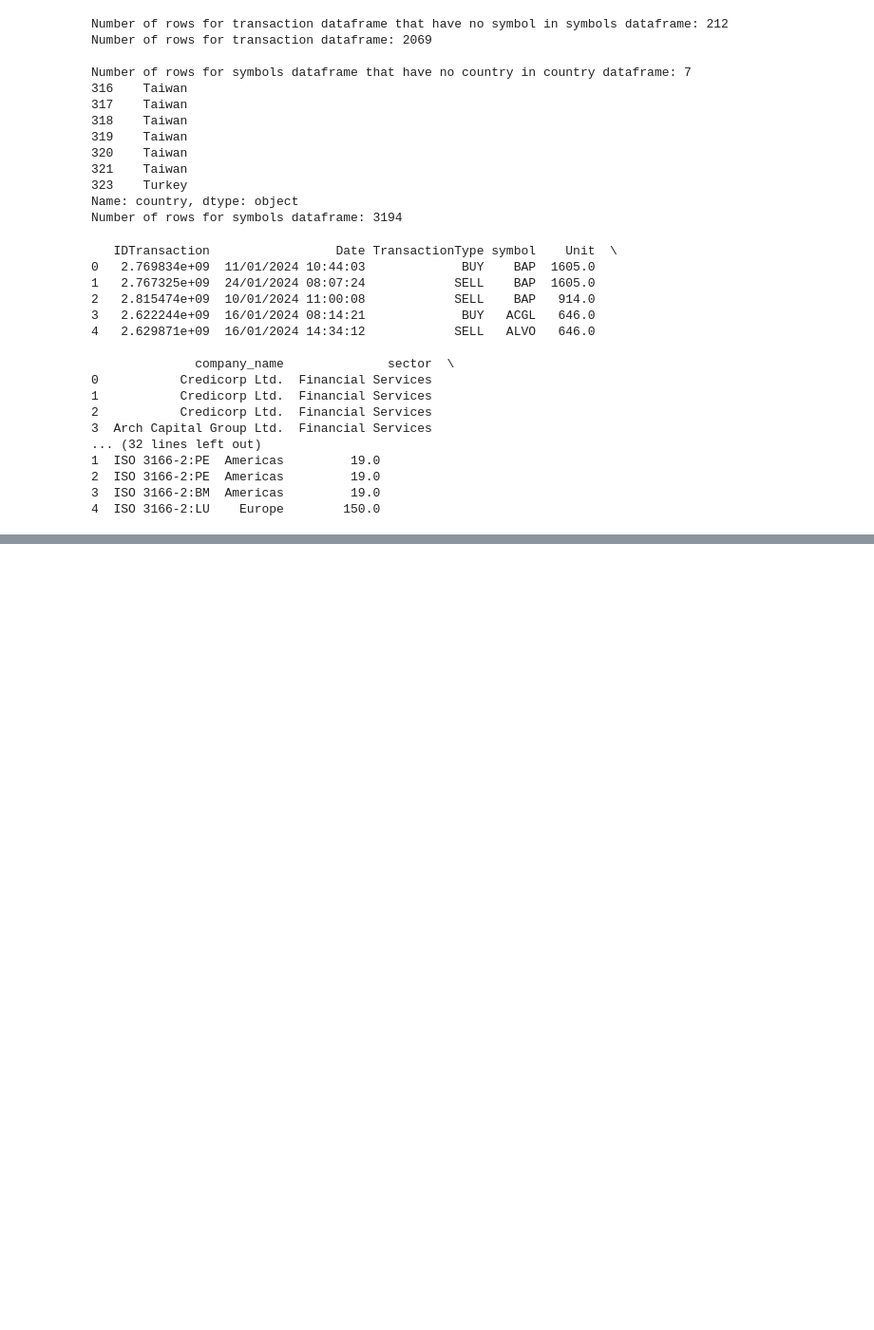
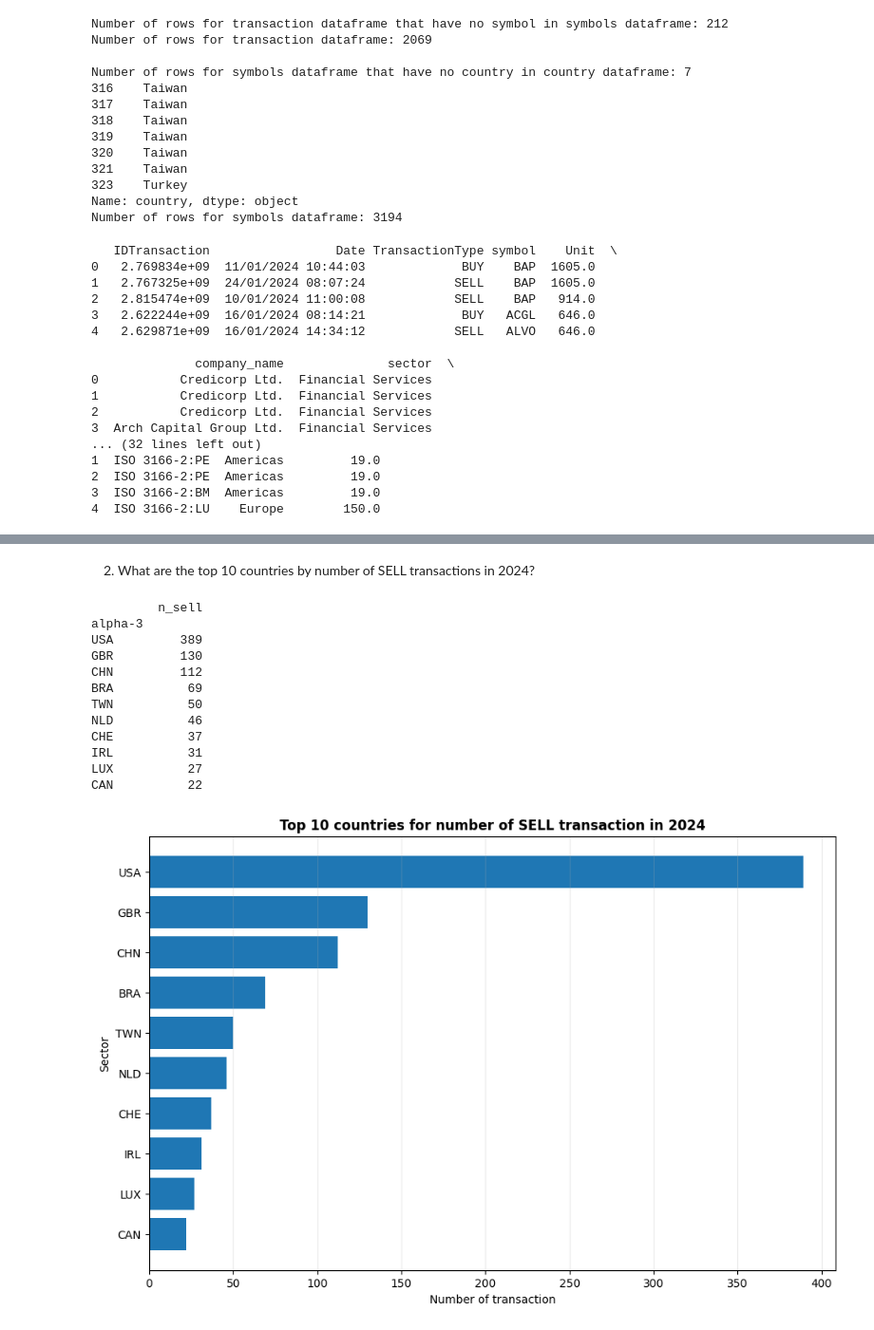
Before and after one commit to andreaisaia00/Andrea-Isaia-BDA2026, a Jupyter notebook: Homework3/ETL.ipynb, the cells around one changed output, grey strips where cells are left out. Shown at 95% size. Drawn from its saved outputs; the diff is of its cells as text; code cells hidden in the pictures; blank space fills up the shorter version.

```diff
--- a/Homework3/ETL.ipynb
+++ b/Homework3/ETL.ipynb
@@ -243,0 +283,35 @@ print("\n",df.head())
+# %% [markdown]
+2. What are the top 10 countries by number of SELL transactions in 2024?
+# %%
+df_countries = df[df["TransactionType"] == "SELL"].groupby("alpha-3").agg(
+    n_sell = ("TransactionType","count")
+).nlargest(10,"n_sell").copy()
+
+# Seeing the result
+print(df_countries)
+
+# Creating a bar plot to rapresent
+df_countries = df_countries.sort_values("n_sell",ascending=True)
+fig, ax = plt.subplots(figsize = (11,7))
+ax.barh(
+    df_countries.index,
+    df_countries["n_sell"],
+)
+ax.set_title("Top 10 countries for number of SELL transaction in 2024")
+ax.set_xlabel("Number of transaction")
+ax.set_ylabel("Sector")
+ax.grid(axis="x",alpha=0.25)
+# %% [output]
+         n_sell
+alpha-3
+USA         389
+GBR         130
+CHN         112
+BRA          69
+TWN          50
+NLD          46
+CHE          37
+IRL          31
+LUX          27
+CAN          22
+[figure, added]
```
Also changed, not shown: parts of 11 cells of this notebook.
